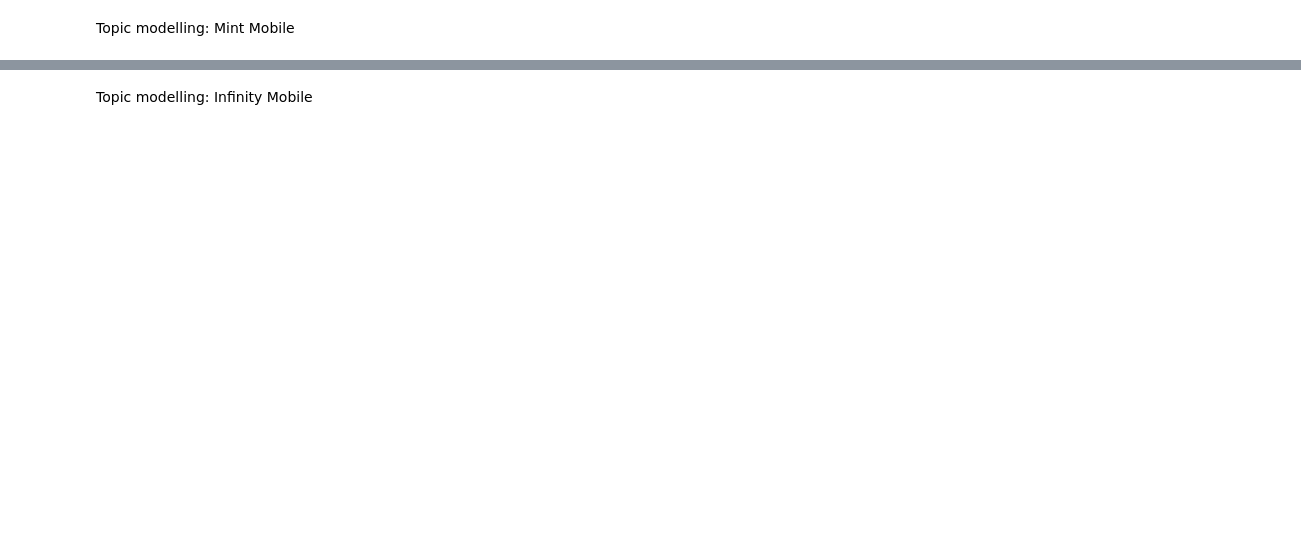
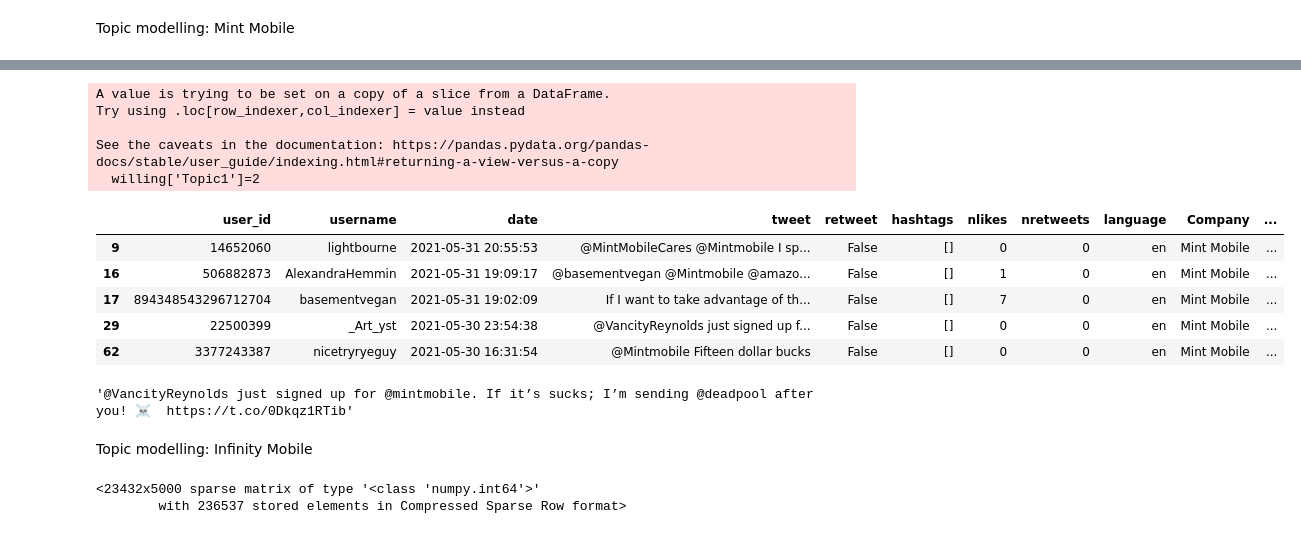
Before and after one commit to qahtanaa/SATAF_Tweets, a Jupyter notebook: Wireless mobile services-checkpoint.ipynb, the cells around one changed output, grey strips where cells are left out. Saved outputs shown, nothing was run; the diff lists cells and outputs as text; code cells hidden in the pictures; blank space fills up the shorter version.

```diff
--- a/Wireless mobile services-checkpoint.ipynb
+++ b/Wireless mobile services-checkpoint.ipynb
@@ -124,2 +344,52 @@ Topic modelling: Mint Mobile
+# %%
+#Willingness
+willing=mint[mint.Topic==2]
+willing['Topic1']=2
+willing.head()
+# %% [output]
+A value is trying to be set on a copy of a slice from a DataFrame.
+Try using .loc[row_indexer,col_indexer] = value instead
+
+See the caveats in the documentation: https://pandas.pydata.org/pandas-docs/stable/user_guide/indexing.html#returning-a-view-versus-a-copy
+  willing['Topic1']=2
+|  | user_id | username | date | tweet | retweet | hashtags | nlikes | nretweets | language | Company | ... |
+| 9 | 14652060 | lightbourne | 2021-05-31 20:55:53 | @MintMobileCares @Mintmobile I sp... | False | [] | 0 | 0 | en | Mint Mobile | ... |
+| 16 | 506882873 | AlexandraHemmin | 2021-05-31 19:09:17 | @basementvegan @Mintmobile @amazo... | False | [] | 1 | 0 | en | Mint Mobile | ... |
+| 17 | 894348543296712704 | basementvegan | 2021-05-31 19:02:09 | If I want to take advantage of th... | False | [] | 7 | 0 | en | Mint Mobile | ... |
+| 29 | 22500399 | _Art_yst | 2021-05-30 23:54:38 | @VancityReynolds just signed up f... | False | [] | 0 | 0 | en | Mint Mobile | ... |
+| 62 | 3377243387 | nicetryryeguy | 2021-05-30 16:31:54 | @Mintmobile Fifteen dollar bucks | False | [] | 0 | 0 | en | Mint Mobile | ... |
+# %%
+willing.tweet[29]
+# %% [output]
+'@VancityReynolds just signed up for @mintmobile. If it’s sucks; I’m sending @deadpool after you! ☠️  https://t.co/0Dkqz1RTib'
 # %% [markdown]
 Topic modelling: Infinity Mobile
+# %%
+#Tokenization #removing the stopwords and Punctations
+#The goal of MIN_DF is to ignore words that have very few occurrences to be considered meaningful.
+#For example, in your text you may have names of people that may appear in only 1 or two documents
+#Similarly, you can ignore words that are too common with MAX_DF.
+#Max_df on 1 because I already removed the stopwords! if it's found in all documents (100% or 1.0) then it's ignored."
+import gensim
+from gensim.models.wrappers import LdaMallet
+import os
+import gensim
+
+import pyLDAvis
+import pyLDAvis.gensim_models
+
+from sklearn.decomposition import LatentDirichletAllocation
+from sklearn.feature_extraction.text import CountVectorizer
+vectorizer = CountVectorizer(
+analyzer='word',
+min_df=3,# minimum required occurences of a word
+stop_words='english',# remove stop words
+lowercase=True,# convert all words to lowercase
+token_pattern='[a-zA-Z0-9]{3,}',# num chars > 3
+max_features=5000,# max number of unique words
+                            )
+data_matrix1 = vectorizer.fit_transform(xfin.tweet)
+data_matrix1
+# %% [output]
+<23432x5000 sparse matrix of type '<class 'numpy.int64'>'
+        with 236537 stored elements in Compressed Sparse Row format>
```
Also changed, not shown: parts of 33 cells of this notebook, 1 other file.
